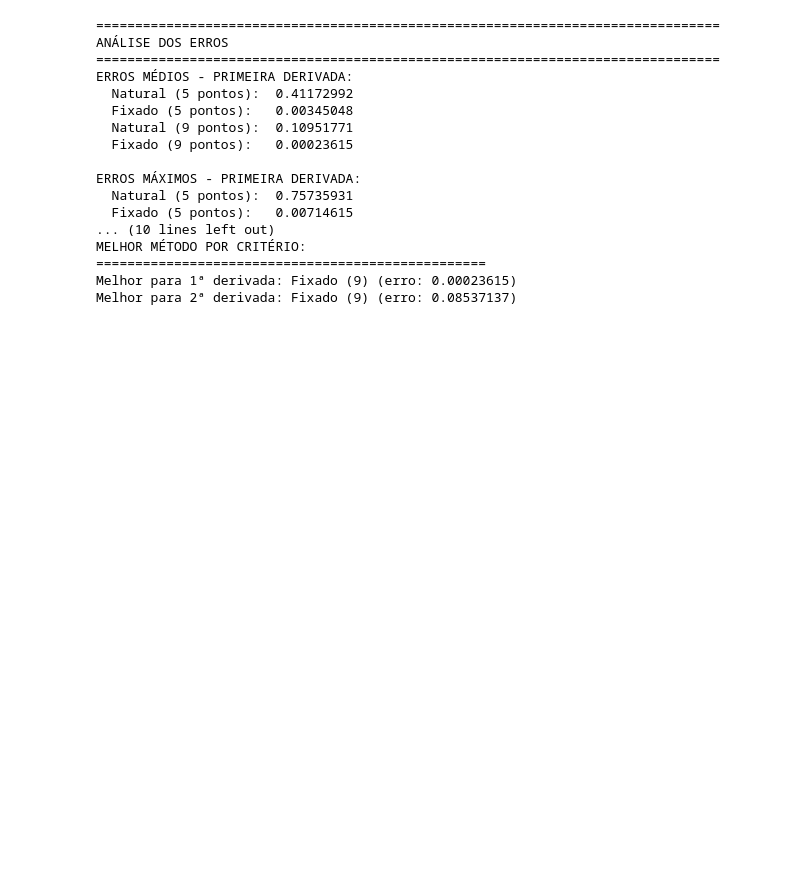
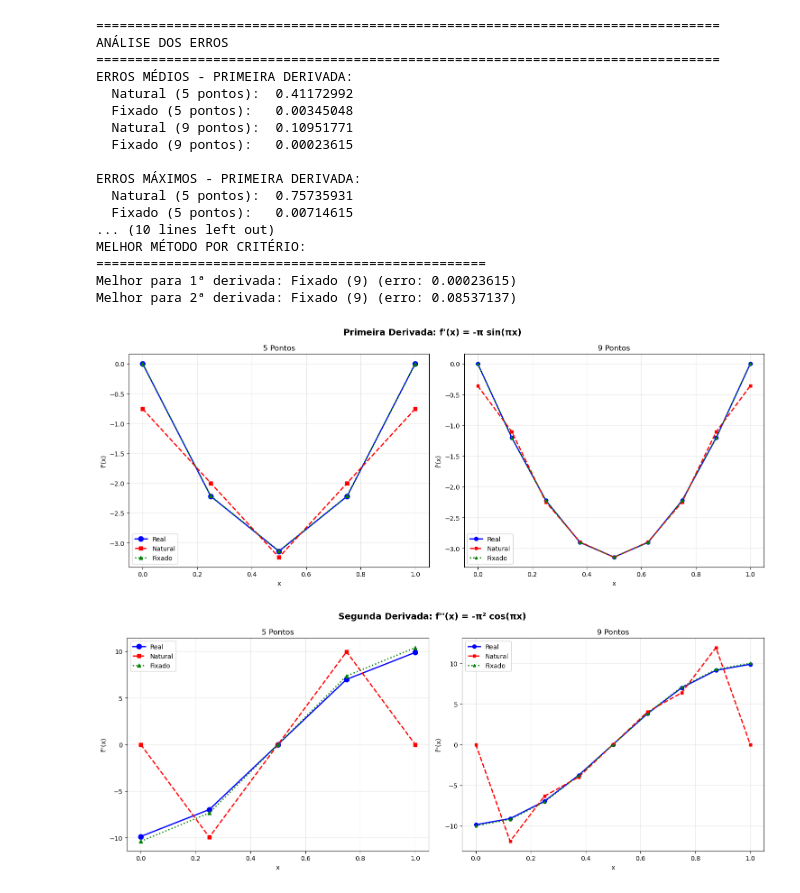
Before and after one commit to igorssant/metodos_numericos, a Jupyter notebook: interpolacao_polinomial/src/testes.ipynb, the cells around one changed output. Saved outputs shown, nothing was run; the diff lists cells and outputs as text; code cells hidden in the pictures; blank space fills up the shorter version.

```diff
--- a/interpolacao_polinomial/src/testes.ipynb
+++ b/interpolacao_polinomial/src/testes.ipynb
@@ -195,3 +195,60 @@ MELHOR MÉTODO POR CRITÉRIO:
 ==================================================
 Melhor para 1ª derivada: Fixado (9) (erro: 0.00023615)
 Melhor para 2ª derivada: Fixado (9) (erro: 0.08537137)
+# %%
+# Gráfico da Primeira Derivada
+fig, (ax1, ax2) = plt.subplots(1, 2, figsize=(15, 6))
+fig.suptitle('Primeira Derivada: f\'(x) = -π sin(πx)', fontsize=14, fontweight='bold')
+
+# 5 pontos
+ax1.plot(x_5, real_derivs_5[0, :], 'o-', color='blue', linewidth=2, markersize=8, label='Real')
+ax1.plot(x_5, natural_derivs_5[0, :], 's--', color='red', linewidth=2, markersize=6, label='Natural')
+ax1.plot(x_5, fixed_derivs_5[0, :], '^:', color='green', linewidth=2, markersize=6, label='Fixado')
+ax1.set_title('5 Pontos', fontsize=12)
+ax1.set_xlabel('x')
+ax1.set_ylabel("f'(x)")
+ax1.grid(True, alpha=0.3)
+ax1.legend()
+
+# 9 pontos
+ax2.plot(x_9, real_derivs_9[0, :], 'o-', color='blue', linewidth=2, markersize=6, label='Real')
+ax2.plot(x_9, natural_derivs_9[0, :], 's--', color='red', linewidth=2, markersize=4, label='Natural')
+ax2.plot(x_9, fixed_derivs_9[0, :], '^:', color='green', linewidth=2, markersize=4, label='Fixado')
+ax2.set_title('9 Pontos', fontsize=12)
+ax2.set_xlabel('x')
+ax2.set_ylabel("f'(x)")
+ax2.grid(True, alpha=0.3)
+ax2.legend()
+
+plt.tight_layout()
+plt.show()
+
+# Gráfico da Segunda Derivada
+fig, (ax1, ax2) = plt.subplots(1, 2, figsize=(15, 6))
+fig.suptitle('Segunda Derivada: f\'\'(x) = -π² cos(πx)', fontsize=14, fontweight='bold')
+
+# 5 pontos
+ax1.plot(x_5, real_derivs_5[1, :], 'o-', color='blue', linewidth=2, markersize=8, label='Real')
+ax1.plot(x_5, natural_derivs_5[1, :], 's--', color='red', linewidth=2, markersize=6, label='Natural')
+ax1.plot(x_5, fixed_derivs_5[1, :], '^:', color='green', linewidth=2, markersize=6, label='Fixado')
+ax1.set_title('5 Pontos', fontsize=12)
+ax1.set_xlabel('x')
+ax1.set_ylabel("f''(x)")
+ax1.grid(True, alpha=0.3)
+ax1.legend()
+
+# 9 pontos
+ax2.plot(x_9, real_derivs_9[1, :], 'o-', color='blue', linewidth=2, markersize=6, label='Real')
+ax2.plot(x_9, natural_derivs_9[1, :], 's--', color='red', linewidth=2, markersize=4, label='Natural')
+ax2.plot(x_9, fixed_derivs_9[1, :], '^:', color='green', linewidth=2, markersize=4, label='Fixado')
+ax2.set_title('9 Pontos', fontsize=12)
+ax2.set_xlabel('x')
+ax2.set_ylabel("f''(x)")
+ax2.grid(True, alpha=0.3)
+ax2.legend()
+
+plt.tight_layout()
+plt.show()
+# %% [output]
+[figure, added]
+[figure, added]
```
